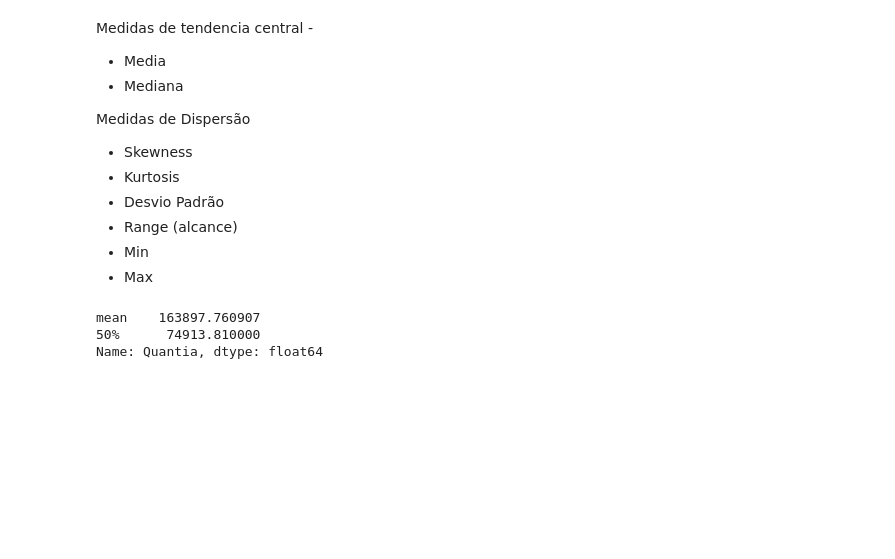
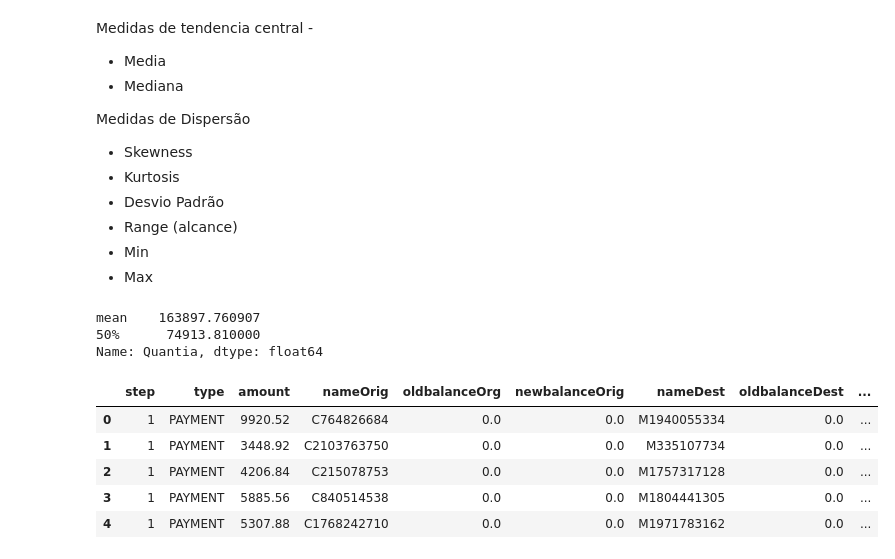
Before and after one commit to ValmirJrDS/deteccao_fraude, a Jupyter notebook: notebooks/deteccao_fraude.ipynb, the cells around one changed output. Drawn from its saved outputs; the diff is of its cells as text; code cells hidden in the pictures; blank space fills up the shorter version.

```diff
--- a/notebooks/deteccao_fraude.ipynb
+++ b/notebooks/deteccao_fraude.ipynb
@@ -171,3 +172,12 @@ print(tendencia)
 mean    163897.760907
 50%      74913.810000
 Name: Quantia, dtype: float64
+# %%
+base_fraude_raw1.head()
+# %% [output]
+|  | step | type | amount | nameOrig | oldbalanceOrg | newbalanceOrig | nameDest | oldbalanceDest | ... |
+| 0 | 1 | PAYMENT | 9920.52 | C764826684 | 0.0 | 0.0 | M1940055334 | 0.0 | ... |
+| 1 | 1 | PAYMENT | 3448.92 | C2103763750 | 0.0 | 0.0 | M335107734 | 0.0 | ... |
+| 2 | 1 | PAYMENT | 4206.84 | C215078753 | 0.0 | 0.0 | M1757317128 | 0.0 | ... |
+| 3 | 1 | PAYMENT | 5885.56 | C840514538 | 0.0 | 0.0 | M1804441305 | 0.0 | ... |
+| 4 | 1 | PAYMENT | 5307.88 | C1768242710 | 0.0 | 0.0 | M1971783162 | 0.0 | ... |
```
Also changed, not shown: parts of 11 cells of this notebook.
